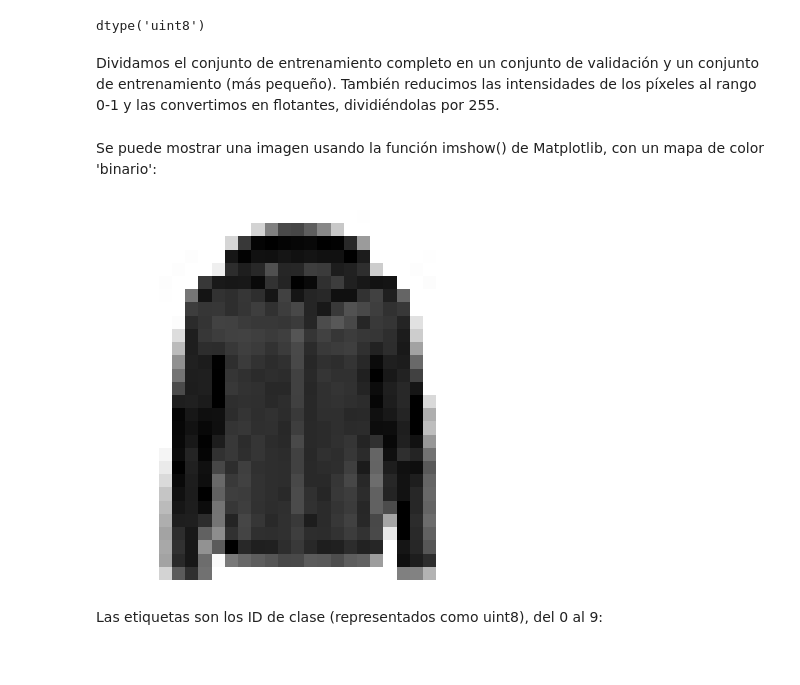
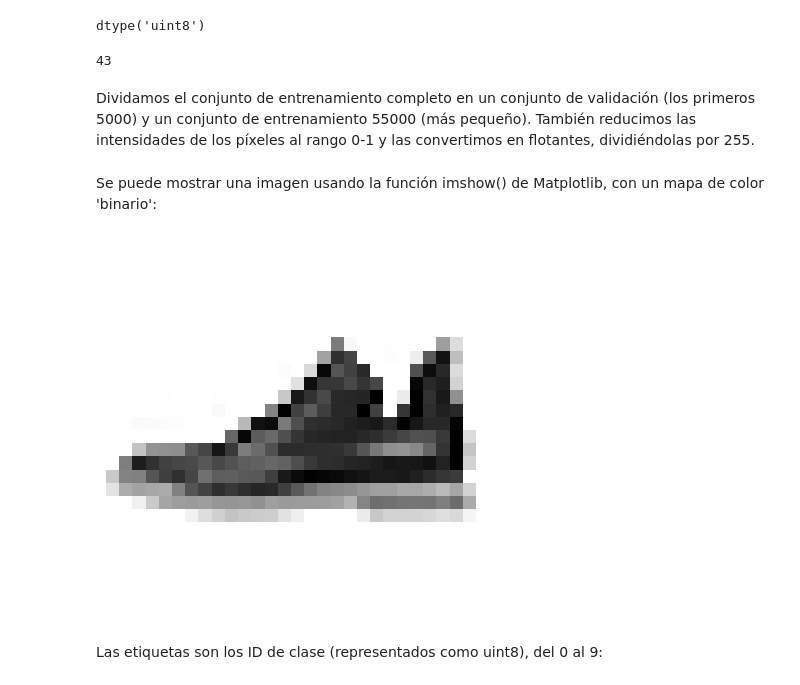
Before and after one commit to Ricardomanuel1/Maestr-a_Ciencia_de_Datos, a Jupyter notebook: MACHINE LEARNING Y DEEP LEARNING/1_ClasificacionMLP.ipynb, the cells around one changed output. Cells and saved outputs as stored; diff of their text form; code cells hidden in the pictures.

```diff
--- a/MACHINE LEARNING Y DEEP LEARNING/1_ClasificacionMLP.ipynb
+++ b/MACHINE LEARNING Y DEEP LEARNING/1_ClasificacionMLP.ipynb
@@ -127,6 +163,11 @@ Cada intensidad de píxel se representa como un byte (0 a 255):
 X_train_full.dtype
 # %% [output]
 dtype('uint8')
+# %%
+X_train_full[1][0][15]#es el valor de la matriz en posicion 1, posicion 0(lista 1) de esa matriz y
+#de esa lista la posicion 15
+# %% [output]
+43
 # %% [markdown]
-Dividamos el conjunto de entrenamiento completo en un conjunto de validación y un conjunto de entrenamiento (más pequeño). También reducimos las intensidades de los píxeles al rango 0-1 y las convertimos en flotantes, dividiéndolas por 255.
+Dividamos el conjunto de entrenamiento completo en un conjunto de validación (los primeros 5000) y un conjunto de entrenamiento 55000 (más pequeño). También reducimos las intensidades de los píxeles al rango 0-1 y las convertimos en flotantes, dividiéndolas por 255.
 # %%
@@ -136,11 +177,11 @@ X_test = X_test / 255.
 # %% [markdown]
 Se puede mostrar una imagen usando la función imshow() de Matplotlib, con un mapa de color 'binario':
 # %%
-plt.imshow(X_train[0], cmap="binary")
+plt.imshow(X_train[40], cmap="binary")
 plt.axis('off')
 plt.show()
 # %% [output]
-[figure, old version]
+[figure, new version]
 # %% [markdown]
 Las etiquetas son los ID de clase (representados como uint8), del 0 al 9:
 # %%
```
Also changed, not shown: parts of 33 cells of this notebook.
